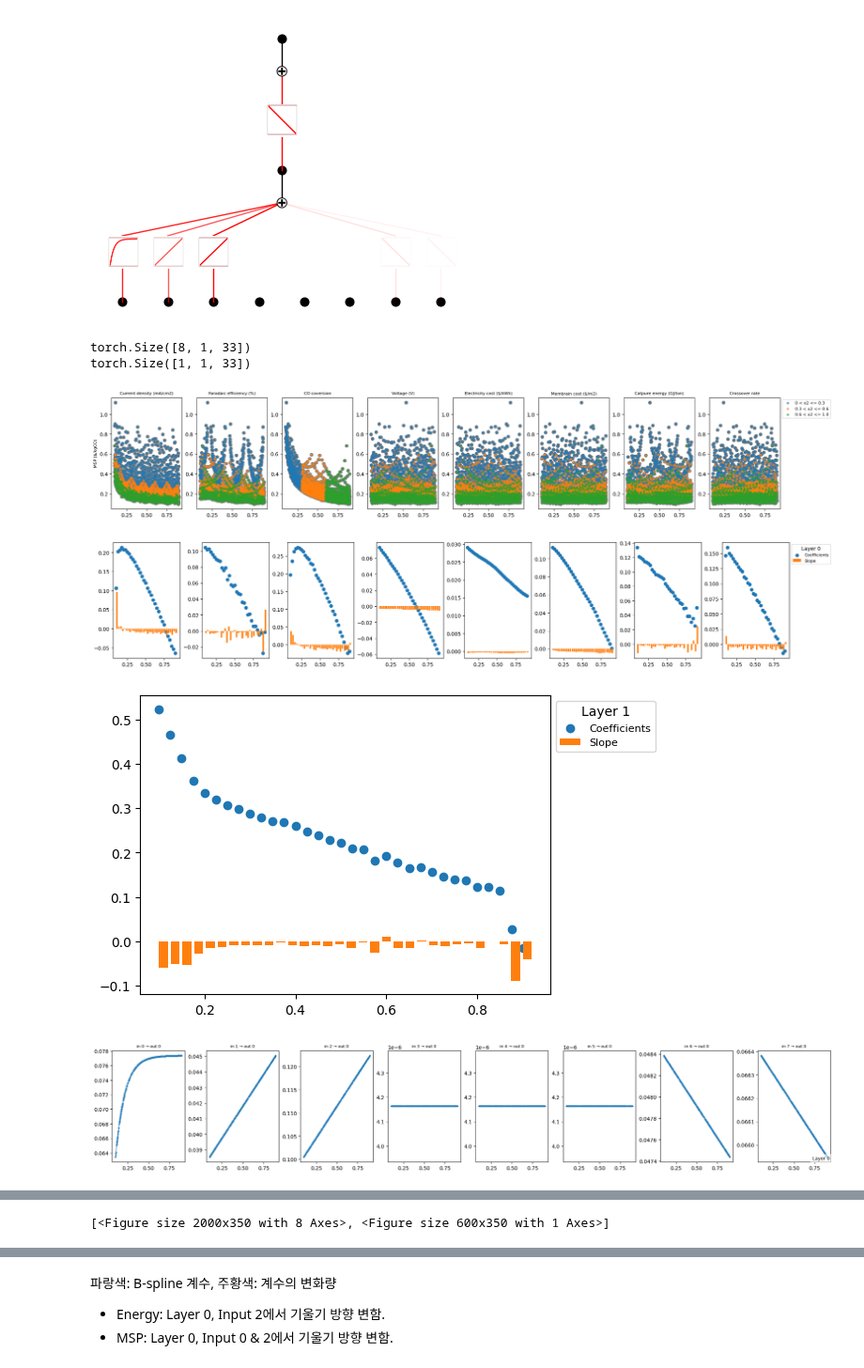
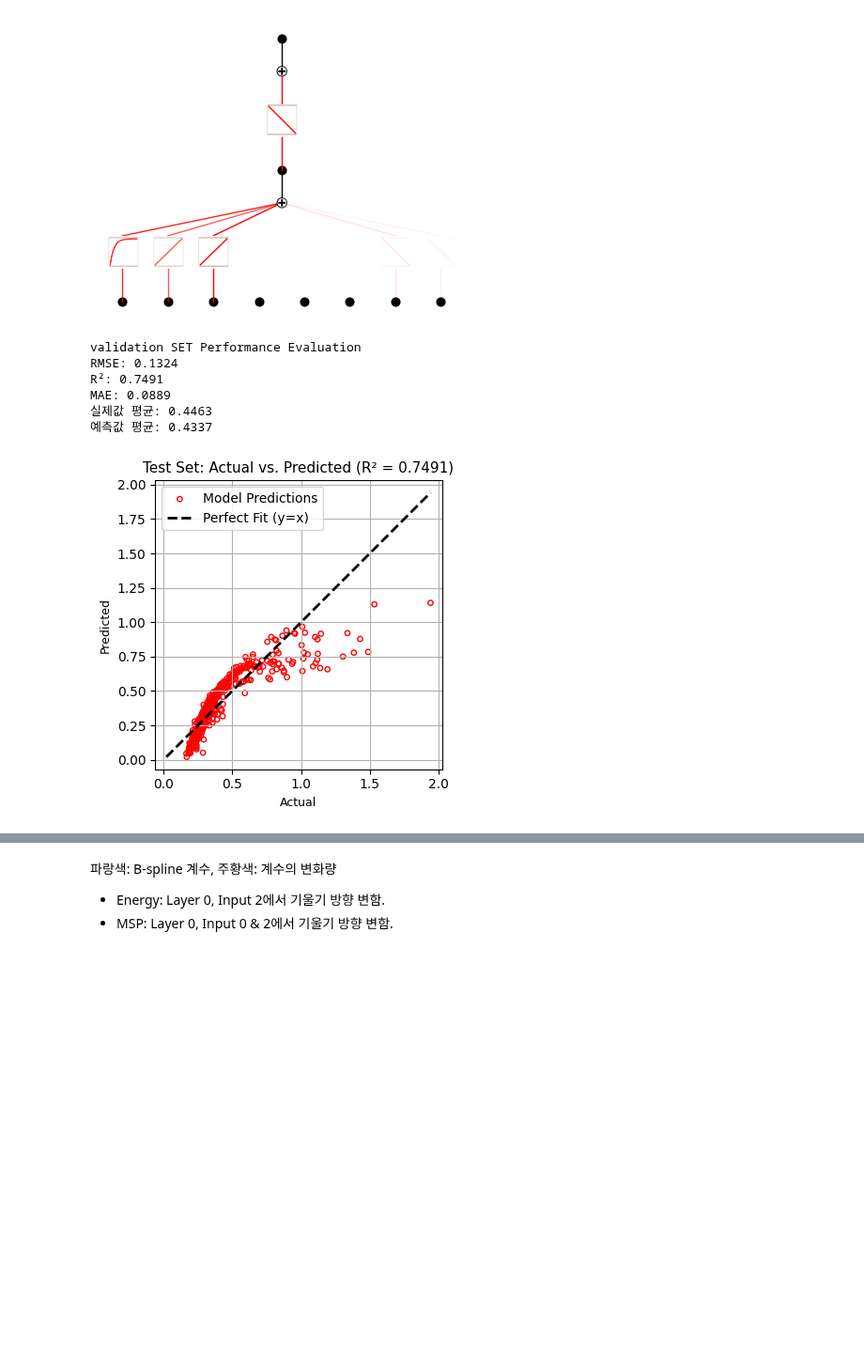
Before and after one commit to Hyein-coder/pykan, a Jupyter notebook: .github/workflows/Hyein/note_0917.ipynb, the cells around one changed output, grey strips where cells are left out. Shown at 94% size. Drawn from its saved outputs; the diff is of its cells as text; code cells hidden in the pictures; blank space fills up the shorter version.

Commit message:
Price prediction - low accuracy

```diff
--- a/.github/workflows/Hyein/note_0917.ipynb
+++ b/.github/workflows/Hyein/note_0917.ipynb
@@ -174,36 +174,34 @@ saving model version 0.7
 [figure]
 # %%
 import matplotlib.pyplot as plt
-from kan.custom_utils import plot_data_per_interval, plot_activation_functions
+from kan.custom_utils import plot_data_per_interval, plot_activation_functions, evaluate_model_performance
 
-print(model.act_fun[0].coef.shape)
-print(model.act_fun[1].coef.shape)  # After pruning, the second layer maintains a single node.
+val_pred, val_actual, val_metrics = evaluate_model_performance(model, dataset, scaler_y, display=True)
+# test_pred, test_actual, test_metrics = evaluate_model_performance(model, dataset, scaler_y, "test")
 
-X_norm = scaler_X.transform(X)
-y_norm = scaler_y.transform(y)
-# X_norm_selected = X_norm[:, [1, 2, 3, 6]]
+plt.figure(figsize=(4, 4))  # 도화지 그리기~
 
-fig_x2, axs_x2 = plot_data_per_interval(X_norm, y_norm, name_X, name_y, 2, [0, 0.3, 0.6])
-# fig_x2, axs_x2 = plot_data_per_interval(X_norm, y_norm, name_X, 0, [0, 0.2, 0.4, 0.8])
+plt.scatter(val_actual, val_pred, facecolors='none', edgecolors='r', s=15, label='Model Predictions')
 
-for layer, act_fun in enumerate(model.act_fun):
-    ni, no = act_fun.coef.shape[:2]
-    coef = act_fun.coef.tolist()
-    # Dynamically size figure and use constrained layout to prevent overlaps
-    fig, axs = plt.subplots(nrows=no, ncols=ni, figsize=(max(2.5*ni, 6), max(2.5*no, 3.5)), squeeze=False, constrained_layout=True)
-    for idx_in, coef_in in enumerate(coef):
-        for idx_out, coef_node in enumerate(coef_in):
-            ax = axs[idx_out, idx_in]
-            ax.scatter(np.linspace(0.1, 0.9, (len(coef_node))), coef_node, label='Coefficients')
-            slope = [x - y for x, y in zip(coef_node[1:], coef_node[:-1])]
-            ax.bar(np.linspace(0.1, 0.9, len(slope)), slope, width=0.02, align='edge', label='Slope')
-    axs[-1, -1].legend(loc='upper left', bbox_to_anchor=(1, 1), fontsize=8, title=f'Layer {layer}')
+# 제일 작은 값, 제일 큰 값 설정
+min_val = min(val_actual.min(), val_pred.min())
+max_val = max(val_actual.max(), val_pred.max())
+plt.plot([min_val, max_val], [min_val, max_val], 'k--', linewidth=2, label='Perfect Fit (y=x)')  # y = x 선긋기
 
-plot_activation_functions(model)
+# 그래프 제목과 축 레이블 설정
+plt.xlabel("Actual" , fontsize=9)   # Actual 다음에 우리가 보고자 하는 output predicting 변수가 뜸
+plt.ylabel("Predicted", fontsize=9) #
+plt.title(f'Test Set: Actual vs. Predicted (R² = {val_metrics["r2"]:.4f})', fontsize=11)
+plt.legend()
+plt.grid(True)  # 격자 on
+plt.axis('equal') # x, y축 스케일을 동일하게 설정
+plt.tight_layout()
+plt.show()
 # %% [output]
-torch.Size([8, 1, 33])
-torch.Size([1, 1, 33])
+validation SET Performance Evaluation
+RMSE: 0.1324
+R²: 0.7491
+MAE: 0.0889
+실제값 평균: 0.4463
+예측값 평균: 0.4337
-[figure, old version]
+[figure, new version]
-[figure, removed]
-[figure, removed]
-[figure, removed]
@@ -211 +207,0 @@ torch.Size([1, 1, 33])
-[<Figure size 2000x350 with 8 Axes>, <Figure size 600x350 with 1 Axes>]
```
Also changed, not shown: parts of 2 cells of this notebook.
